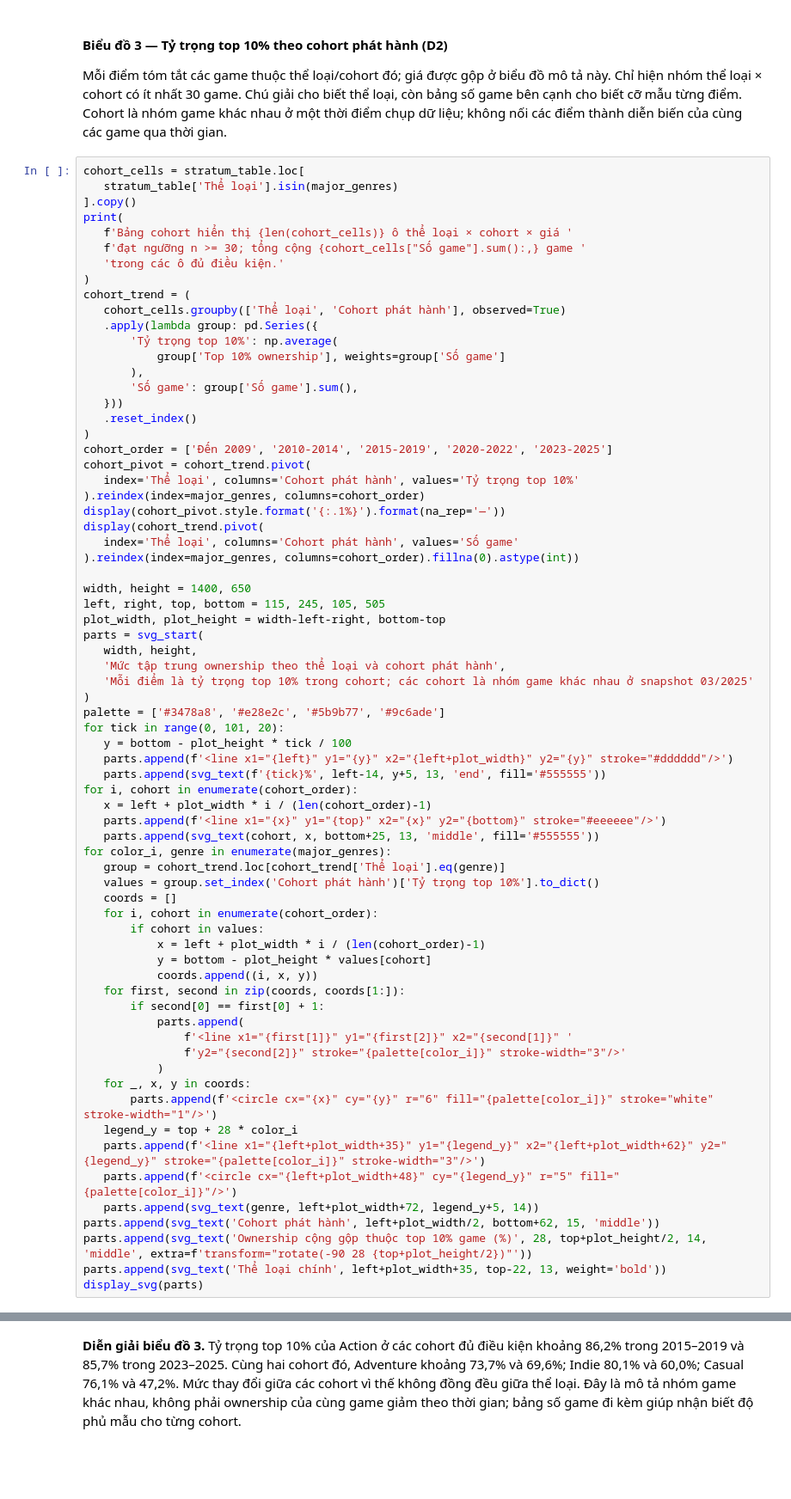
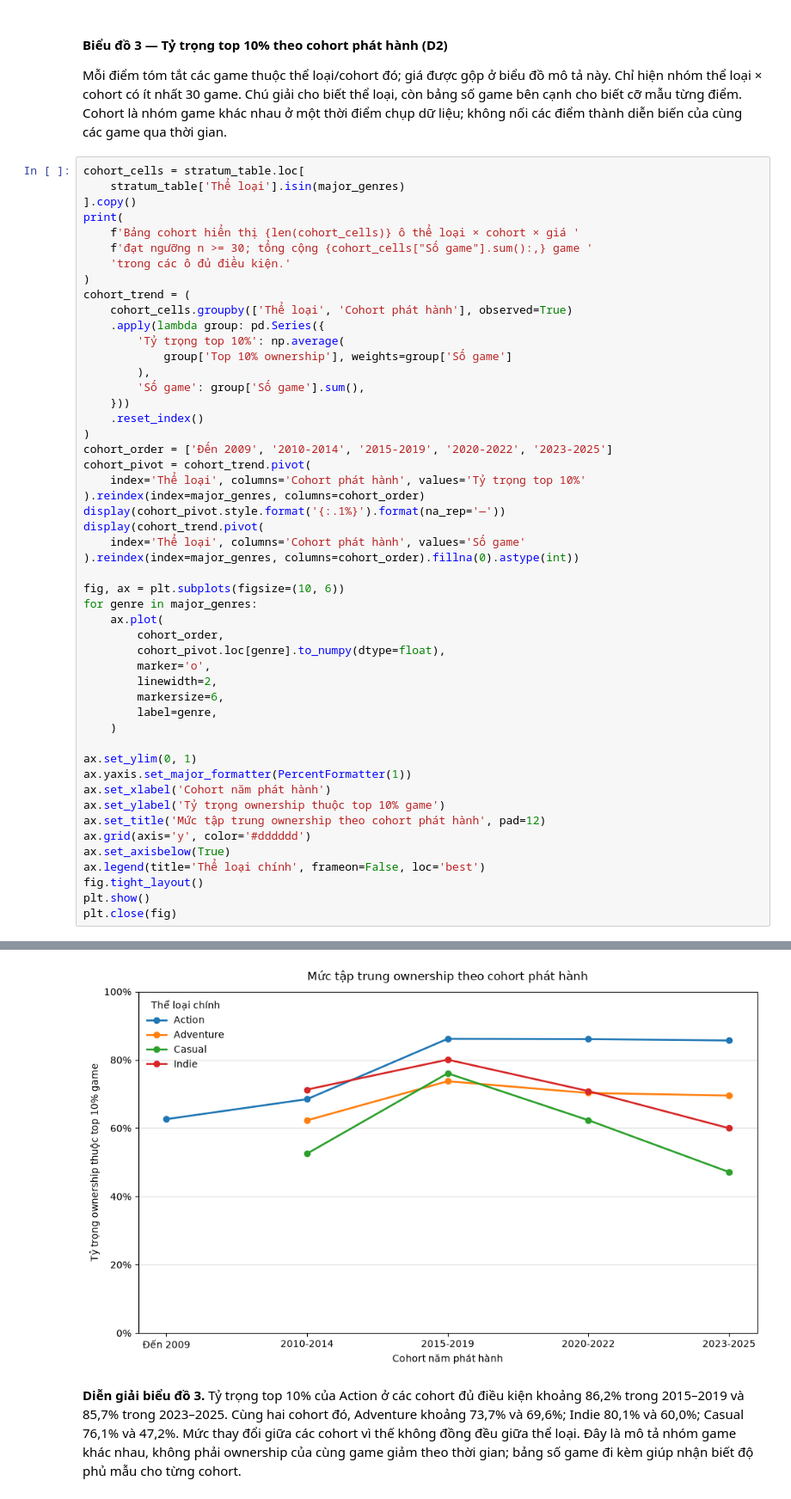
Before and after one commit to ltny24/STEAM-GAME-PROJECT, a Jupyter notebook: notebooks/02_analysis.ipynb, the cells around one changed output, grey strips where cells are left out. Shown at 86% size. Drawn from its saved outputs; the diff is of its cells as text; blank space fills up the shorter version.

```diff
--- a/notebooks/02_analysis.ipynb
+++ b/notebooks/02_analysis.ipynb
@@ -666,74 +639,54 @@ display_svg(parts)
 Mỗi điểm tóm tắt các game thuộc thể loại/cohort đó; giá được gộp ở biểu đồ mô tả này. Chỉ hiện nhóm thể loại × cohort có ít nhất 30 game. Chú giải cho biết thể loại, còn bảng số game bên cạnh cho biết cỡ mẫu từng điểm. Cohort là nhóm game khác nhau ở một thời điểm chụp dữ liệu; không nối các điểm thành diễn biến của cùng các game qua thời gian.
 # %%
 cohort_cells = stratum_table.loc[
-   stratum_table['Thể loại'].isin(major_genres)
+    stratum_table['Thể loại'].isin(major_genres)
 ].copy()
 print(
-   f'Bảng cohort hiển thị {len(cohort_cells)} ô thể loại × cohort × giá '
-   f'đạt ngưỡng n >= 30; tổng cộng {cohort_cells["Số game"].sum():,} game '
-   'trong các ô đủ điều kiện.'
+    f'Bảng cohort hiển thị {len(cohort_cells)} ô thể loại × cohort × giá '
+    f'đạt ngưỡng n >= 30; tổng cộng {cohort_cells["Số game"].sum():,} game '
+    'trong các ô đủ điều kiện.'
 )
 cohort_trend = (
-   cohort_cells.groupby(['Thể loại', 'Cohort phát hành'], observed=True)
-   .apply(lambda group: pd.Series({
-       'Tỷ trọng top 10%': np.average(
-           group['Top 10% ownership'], weights=group['Số game']
-       ),
-       'Số game': group['Số game'].sum(),
-   }))
-   .reset_index()
+    cohort_cells.groupby(['Thể loại', 'Cohort phát hành'], observed=True)
+    .apply(lambda group: pd.Series({
+        'Tỷ trọng top 10%': np.average(
+            group['Top 10% ownership'], weights=group['Số game']
+        ),
+        'Số game': group['Số game'].sum(),
+    }))
+    .reset_index()
 )
 cohort_order = ['Đến 2009', '2010-2014', '2015-2019', '2020-2022', '2023-2025']
 cohort_pivot = cohort_trend.pivot(
-   index='Thể loại', columns='Cohort phát hành', values='Tỷ trọng top 10%'
+    index='Thể loại', columns='Cohort phát hành', values='Tỷ trọng top 10%'
 ).reindex(index=major_genres, columns=cohort_order)
 display(cohort_pivot.style.format('{:.1%}').format(na_rep='—'))
 display(cohort_trend.pivot(
-   index='Thể loại', columns='Cohort phát hành', values='Số game'
+    index='Thể loại', columns='Cohort phát hành', values='Số game'
 ).reindex(index=major_genres, columns=cohort_order).fillna(0).astype(int))
 
-width, height = 1400, 650
-left, right, top, bottom = 115, 245, 105, 505
-plot_width, plot_height = width-left-right, bottom-top
-parts = svg_start(
-   width, height,
-   'Mức tập trung ownership theo thể loại và cohort phát hành',
-   'Mỗi điểm là tỷ trọng top 10% trong cohort; các cohort là nhóm game khác nhau ở snapshot 03/2025'
-)
-palette = ['#3478a8', '#e28e2c', '#5b9b77', '#9c6ade']
-for tick in range(0, 101, 20):
-   y = bottom - plot_height * tick / 100
-   parts.append(f'<line x1="{left}" y1="{y}" x2="{left+plot_width}" y2="{y}" stroke="#dddddd"/>')
-   parts.append(svg_text(f'{tick}%', left-14, y+5, 13, 'end', fill='#555555'))
-for i, cohort in enumerate(cohort_order):
-   x = left + plot_width * i / (len(cohort_order)-1)
-   parts.append(f'<line x1="{x}" y1="{top}" x2="{x}" y2="{bottom}" stroke="#eeeeee"/>')
-   parts.append(svg_text(cohort, x, bottom+25, 13, 'middle', fill='#555555'))
-for color_i, genre in enumerate(major_genres):
-   group = cohort_trend.loc[cohort_trend['Thể loại'].eq(genre)]
-   values = group.set_index('Cohort phát hành')['Tỷ trọng top 10%'].to_dict()
-   coords = []
-   for i, cohort in enumerate(cohort_order):
-       if cohort in values:
-           x = left + plot_width * i / (len(cohort_order)-1)
-           y = bottom - plot_height * values[cohort]
-           coords.append((i, x, y))
-   for first, second in zip(coords, coords[1:]):
-       if second[0] == first[0] + 1:
-           parts.append(
-               f'<line x1="{first[1]}" y1="{first[2]}" x2="{second[1]}" '
-               f'y2="{second[2]}" stroke="{palette[color_i]}" stroke-width="3"/>'
-           )
-   for _, x, y in coords:
-       parts.append(f'<circle cx="{x}" cy="{y}" r="6" fill="{palette[color_i]}" stroke="white" stroke-width="1"/>')
-   legend_y = top + 28 * color_i
-   parts.append(f'<line x1="{left+plot_width+35}" y1="{legend_y}" x2="{left+plot_width+62}" y2="{legend_y}" stroke="{palette[color_i]}" stroke-width="3"/>')
-   parts.append(f'<circle cx="{left+plot_width+48}" cy="{legend_y}" r="5" fill="{palette[color_i]}"/>')
-   parts.append(svg_text(genre, left+plot_width+72, legend_y+5, 14))
-parts.append(svg_text('Cohort phát hành', left+plot_width/2, bottom+62, 15, 'middle'))
-parts.append(svg_text('Ownership cộng gộp thuộc top 10% game (%)', 28, top+plot_height/2, 14, 'middle', extra=f'transform="rotate(-90 28 {top+plot_height/2})"'))
-parts.append(svg_text('Thể loại chính', left+plot_width+35, top-22, 13, weight='bold'))
-display_svg(parts)
+fig, ax = plt.subplots(figsize=(10, 6))
+for genre in major_genres:
+    ax.plot(
+        cohort_order,
+        cohort_pivot.loc[genre].to_numpy(dtype=float),
+        marker='o',
+        linewidth=2,
+        markersize=6,
+        label=genre,
+    )
+
+ax.set_ylim(0, 1)
+ax.yaxis.set_major_formatter(PercentFormatter(1))
+ax.set_xlabel('Cohort năm phát hành')
+ax.set_ylabel('Tỷ trọng ownership thuộc top 10% game')
+ax.set_title('Mức tập trung ownership theo cohort phát hành', pad=12)
+ax.grid(axis='y', color='#dddddd')
+ax.set_axisbelow(True)
+ax.legend(title='Thể loại chính', frameon=False, loc='best')
+fig.tight_layout()
+plt.show()
+plt.close(fig)
 # %% [output]
 Bảng cohort hiển thị 30 ô thể loại × cohort × giá đạt ngưỡng n >= 30; tổng cộng 73,947 game trong các ô đủ điều kiện.
 | Cohort phát hành | Đến 2009 | 2010-2014 | 2015-2019 | 2020-2022 | 2023-2025 |
@@ -752,3 +704,4 @@ Bảng cohort hiển thị 30 ô thể loại × cohort × giá đạt ngưỡng
+[figure, added]
 # %% [markdown]
 **Diễn giải biểu đồ 3.** Tỷ trọng top 10% của Action ở các cohort đủ điều kiện khoảng 86,2% trong 2015–2019 và 85,7% trong 2023–2025. Cùng hai cohort đó, Adventure khoảng 73,7% và 69,6%; Indie 80,1% và 60,0%; Casual 76,1% và 47,2%. Mức thay đổi giữa các cohort vì thế không đồng đều giữa thể loại. Đây là mô tả nhóm game khác nhau, không phải ownership của cùng game giảm theo thời gian; bảng số game đi kèm giúp nhận biết độ phủ mẫu cho từng cohort.
 # %% [markdown]
```
Also changed, not shown: parts of 5 cells of this notebook.
